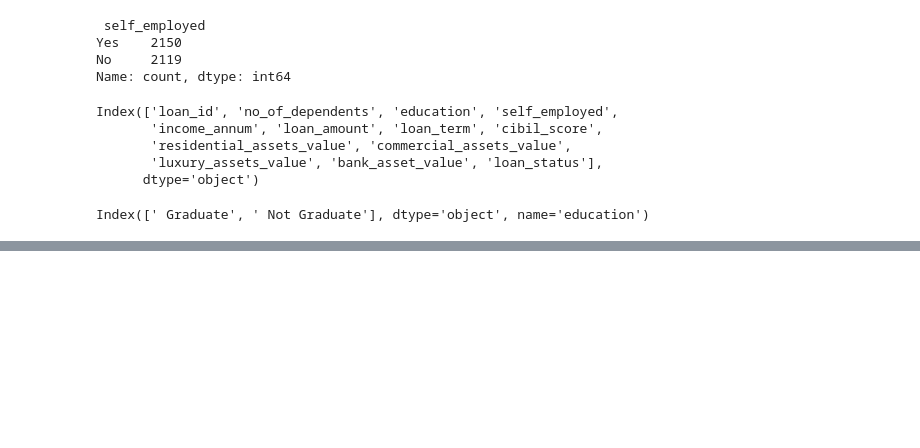
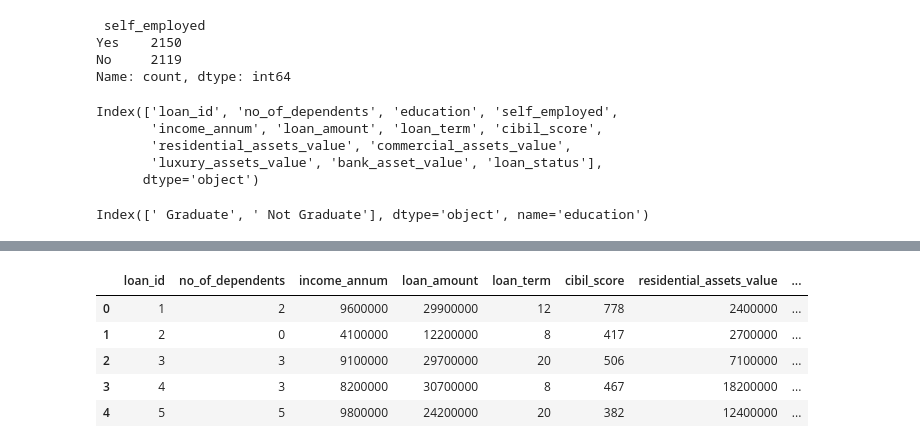
Before and after one commit to vanshika705/DeepLearningProject, a Jupyter notebook: loss_prediction.ipynb, the cells around one changed output, grey strips where cells are left out. Drawn from its saved outputs; the diff is of its cells as text; code cells hidden in the pictures; blank space fills up the shorter version.

```diff
--- a/loss_prediction.ipynb
+++ b/loss_prediction.ipynb
@@ -100,0 +131,12 @@ for i in cat_columns:
+# %%
+x = clean_data.drop("loan_status_Rejected",axis="columns")
+y = clean_data[["loan_status_Rejected"]]
+# %%
+x.head()
+# %% [output]
+|  | loan_id | no_of_dependents | income_annum | loan_amount | loan_term | cibil_score | residential_assets_value | ... |
+| 0 | 1 | 2 | 9600000 | 29900000 | 12 | 778 | 2400000 | ... |
+| 1 | 2 | 0 | 4100000 | 12200000 | 8 | 417 | 2700000 | ... |
+| 2 | 3 | 3 | 9100000 | 29700000 | 20 | 506 | 7100000 | ... |
+| 3 | 4 | 3 | 8200000 | 30700000 | 8 | 467 | 18200000 | ... |
+| 4 | 5 | 5 | 9800000 | 24200000 | 20 | 382 | 12400000 | ... |
```
Also changed, not shown: parts of 15 cells of this notebook, 1 other file.
